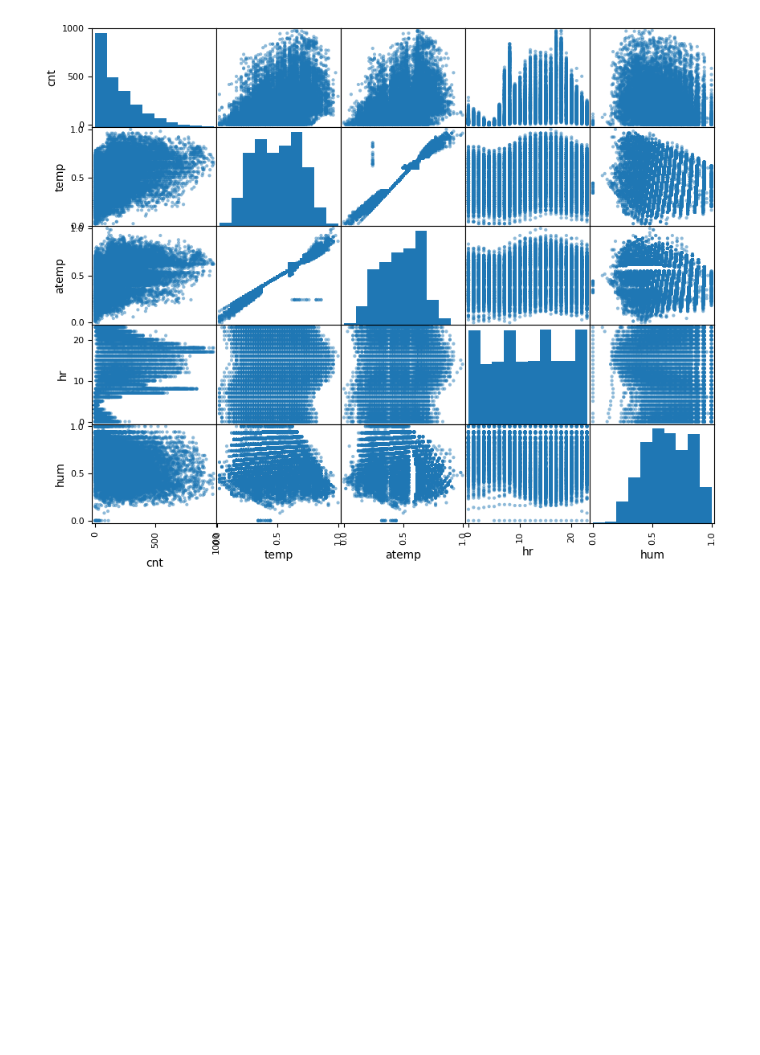
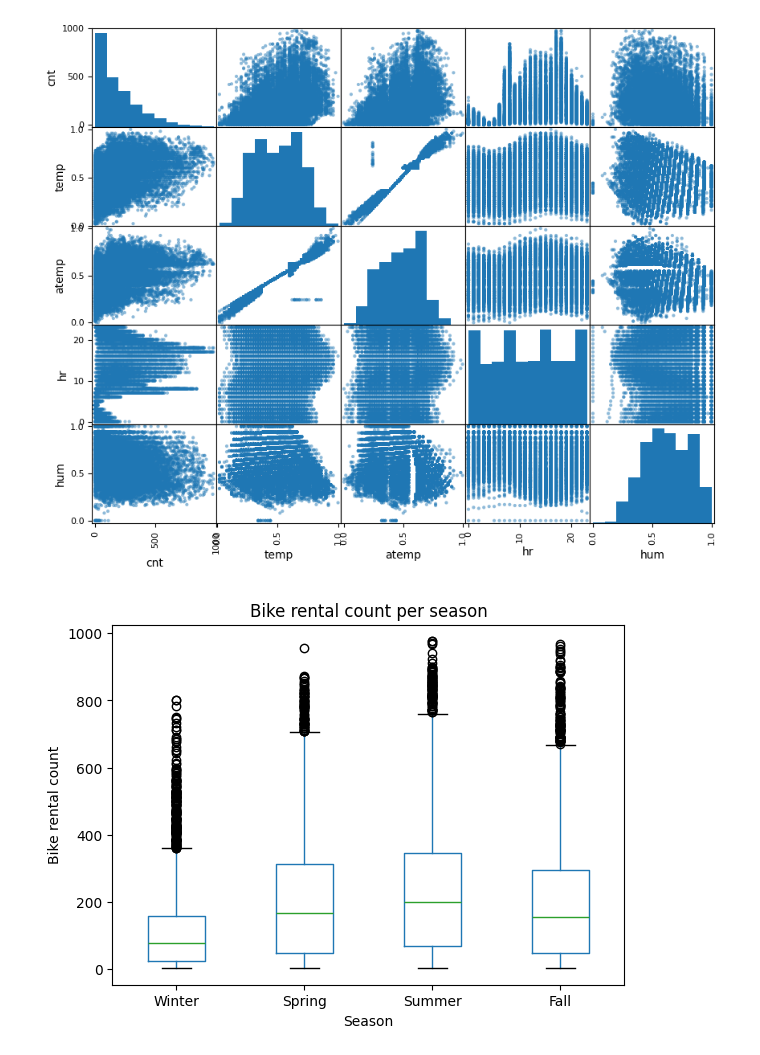
Before and after one commit to paulcarvalho/Bike-Sharing-EDA, a Jupyter notebook: bike_sharing_eda.ipynb, the cells around one changed output. Cells and saved outputs as stored; diff of their text form; code cells hidden in the pictures; blank space fills up the shorter version.

```diff
--- a/bike_sharing_eda.ipynb
+++ b/bike_sharing_eda.ipynb
@@ -102,3 +108,14 @@ scatter_matrix(combined_df[attributes], figsize=(10,8))
 plt.show()
 # %% [output]
 [figure]
+# %%
+combined_df.boxplot(column="cnt", by="season", grid=False)
+plt.title("Bike rental count per season")
+plt.suptitle('')
+plt.xlabel("Season")
+plt.xticks(np.arange((combined_df["season"].nunique()))+1,
+           labels=["Winter", "Spring", "Summer", "Fall"])
+plt.ylabel("Bike rental count")
+plt.show()
+# %% [output]
+[figure, added]
```
Also changed, not shown: parts of 7 cells of this notebook.
